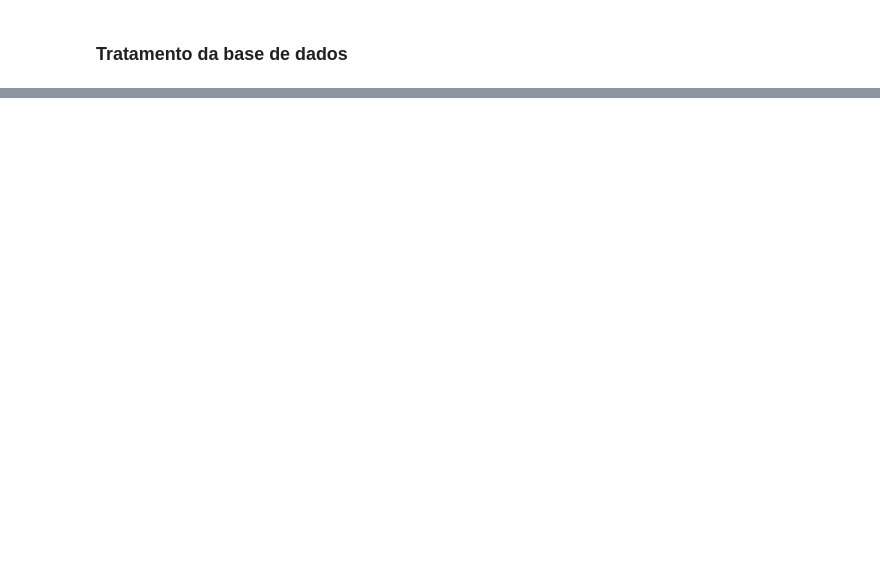
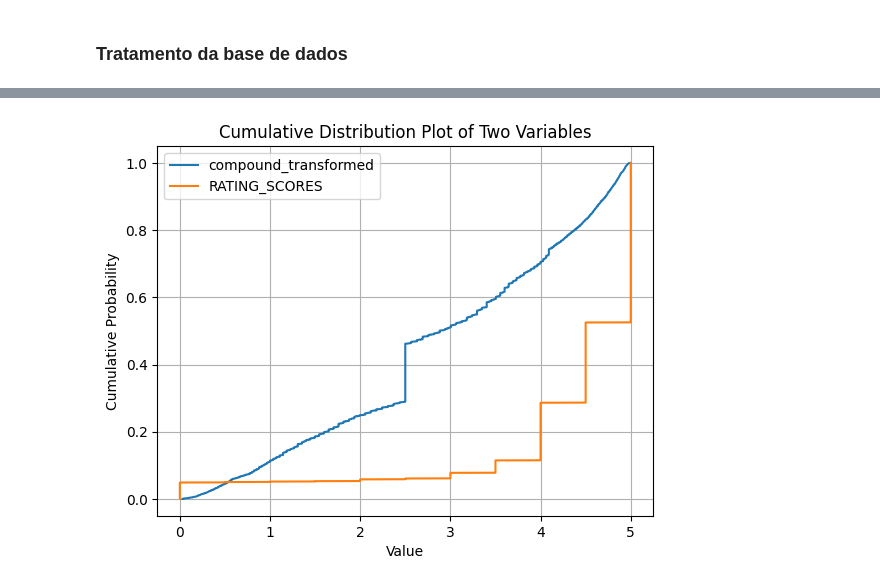
Before and after one commit to anycarolinys/projeto_NLP, a Jupyter notebook: NLP.ipynb, the cells around one changed output, grey strips where cells are left out. Cells and saved outputs as stored; diff of their text form; code cells hidden in the pictures; blank space fills up the shorter version.

```diff
--- a/NLP.ipynb
+++ b/NLP.ipynb
@@ -100,0 +314,8 @@ Um modelo já faz os passos acima?
+# %%
+def mapear_intervalo(valor):
+    # Mapeia o valor do intervalo -1 a +1 para o intervalo 0 a +5
+    novo_valor = ((valor + 1) / 2) * 5
+    return novo_valor
+
+vaders['compound_transformed'] = vaders.apply(lambda x: mapear_intervalo(x['compound']),axis=1)
+vaders.head()
@@ -100,0 +329,28 @@ Um modelo já faz os passos acima?
+# %%
+# Calculate cumulative distribution function (CDF) for each variable
+cdf_variable1 = np.sort(vaders['compound_transformed'])
+cdf_variable2 = np.sort(vaders['RATING_SCORES'])
+y_variable1 = np.arange(1, len(cdf_variable1) + 1) / len(cdf_variable1)
+y_variable2 = np.arange(1, len(cdf_variable2) + 1) / len(cdf_variable2)
+# Plot the CDFs
+plt.plot(cdf_variable1, y_variable1, label='compound_transformed')
+plt.plot(cdf_variable2, y_variable2, label='RATING_SCORES')
+# Add labels and legend
+plt.xlabel('Value')
+plt.ylabel('Cumulative Probability')
+plt.title('Cumulative Distribution Plot of Two Variables')
+plt.legend()
+# Show the plot
+plt.grid(True)
+plt.show()
+
+#####
+# 0, 1, 1, 2, 3, 4, 5, 5
+
+# total = 8 amostras
+# ate 0 estrelas = 1 pessoa = 1/8 = 12,5%
+# at'e 1 estrela = 3 pessoas = 3/8 =37,5%
+# ate 2 estrelas = 4 pessoas = 50%
+# ate 3 estrelas = 5 pessoas = ....
+# %% [output]
+[figure, added]
```
Also changed, not shown: parts of 73 cells of this notebook, 6 other files.
